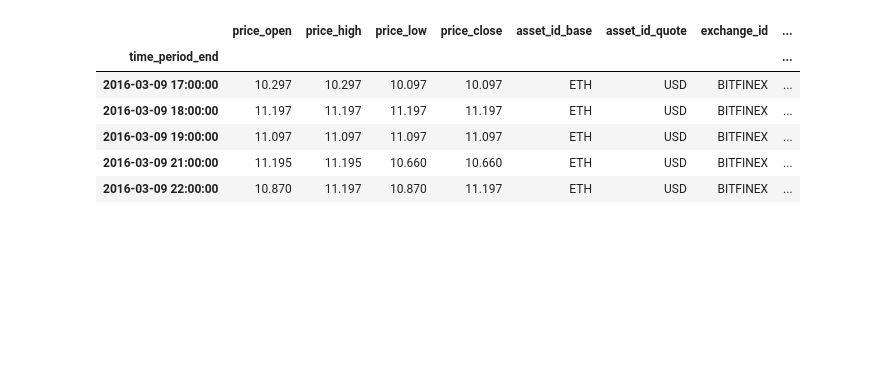
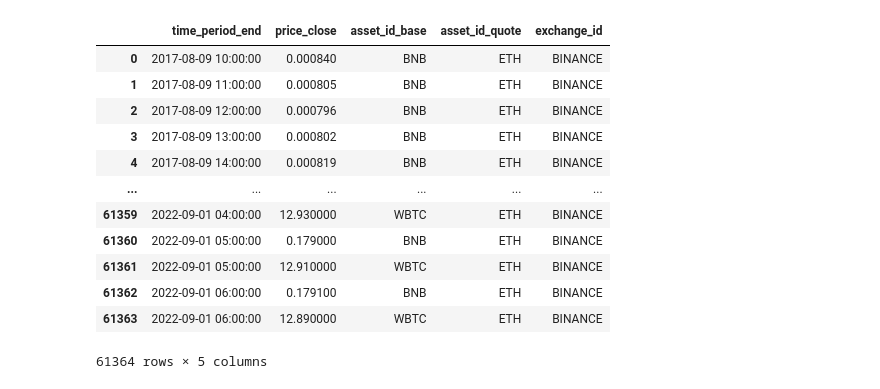
Before and after one commit to Algo-Trading-Project/trading-bot, a Jupyter notebook: src/notebooks/Cointegration.ipynb, the cells around one changed output. Cells and saved outputs as stored; diff of their text form; code cells hidden in the pictures; blank space fills up the shorter version.

Commit message:
Got PairsTradingBackTester.py in a working state & connected to Redshift

```diff
--- a/src/notebooks/Cointegration.ipynb
+++ b/src/notebooks/Cointegration.ipynb
@@ -16,10 +15,33 @@ Loading BokehJS ...
 # %%
 %%time
 
-df = pd.read_csv('/Users/louisspencer/Desktop/Trading-Bot/src/backtest/backtest_data/price_data_1hr.csv', index_col='time_period_end')[['price_open', 'price_high', 'price_low', 'price_close', 'asset_id_base', 'asset_id_quote', 'exchange_id']]
-df = df[df.exchange_id.isin(['COINBASE', 'BINANCE', 'GEMINI', 'KRAKEN', 'GATEIO', 'KUCOIN', 'BITFINEX'])]
-df['symbol_id'] = df.asset_id_base + '_' + df.asset_id_quote + '_' + df.exchange_id
-df.index = pd.to_datetime(df.index)
+with redshift_connector.connect(
+    host = 'project-poseidon.cpsnf8brapsd.us-west-2.redshift.amazonaws.com',
+    database = 'token_price',
 
-df.head()
+    user = 'administrator',
+    password = 'Free2play2'
+) as conn:
+    with conn.cursor() as cursor:
+        query = """
+        SELECT
+            time_period_end,
+            price_close,
+            asset_id_base,
+            asset_id_quote,
+            exchange_id
+        FROM eth.stg_price_data_1h
+        WHERE
+            asset_id_base || '_' || asset_id_quote || '_' || exchange_id IN ('WBTC_ETH_BINANCE', 'BNB_ETH_BINANCE')
+        ORDER BY time_period_end
+        """
+
+        cursor.execute(query)
+        tuples = cursor.fetchall()
+
+        # Return queried data as a DataFrame
+        df = pd.DataFrame(tuples, columns = ['time_period_end', 'price_close', 'asset_id_base', 'asset_id_quote', 'exchange_id'])
+        df['price_close'] = df['price_close'].astype(float)
+
+df
 # %% [output]
@@ -28,10 +50,16 @@ Wall time: 1min 56s
-|  | price_open | price_high | price_low | price_close | asset_id_base | asset_id_quote | exchange_id | ... |
-| time_period_end |  |  |  |  |  |  |  | ... |
-| 2016-03-09 17:00:00 | 10.297 | 10.297 | 10.097 | 10.097 | ETH | USD | BITFINEX | ... |
-| 2016-03-09 18:00:00 | 11.197 | 11.197 | 11.197 | 11.197 | ETH | USD | BITFINEX | ... |
-| 2016-03-09 19:00:00 | 11.097 | 11.097 | 11.097 | 11.097 | ETH | USD | BITFINEX | ... |
-| 2016-03-09 21:00:00 | 11.195 | 11.195 | 10.660 | 10.660 | ETH | USD | BITFINEX | ... |
-| 2016-03-09 22:00:00 | 10.870 | 11.197 | 10.870 | 11.197 | ETH | USD | BITFINEX | ... |
+|  | time_period_end | price_close | asset_id_base | asset_id_quote | exchange_id |
+| 0 | 2017-08-09 10:00:00 | 0.000840 | BNB | ETH | BINANCE |
+| 1 | 2017-08-09 11:00:00 | 0.000805 | BNB | ETH | BINANCE |
+| 2 | 2017-08-09 12:00:00 | 0.000796 | BNB | ETH | BINANCE |
+| 3 | 2017-08-09 13:00:00 | 0.000802 | BNB | ETH | BINANCE |
+| 4 | 2017-08-09 14:00:00 | 0.000819 | BNB | ETH | BINANCE |
+| ... | ... | ... | ... | ... | ... |
+| 61359 | 2022-09-01 04:00:00 | 12.930000 | WBTC | ETH | BINANCE |
+| 61360 | 2022-09-01 05:00:00 | 0.179000 | BNB | ETH | BINANCE |
+| 61361 | 2022-09-01 05:00:00 | 12.910000 | WBTC | ETH | BINANCE |
+| 61362 | 2022-09-01 06:00:00 | 0.179100 | BNB | ETH | BINANCE |
+| 61363 | 2022-09-01 06:00:00 | 12.890000 | WBTC | ETH | BINANCE |
+61364 rows × 5 columns
 # %%
 %%time
 
```
Also changed, not shown: parts of 11 cells of this notebook, 2 other files.
